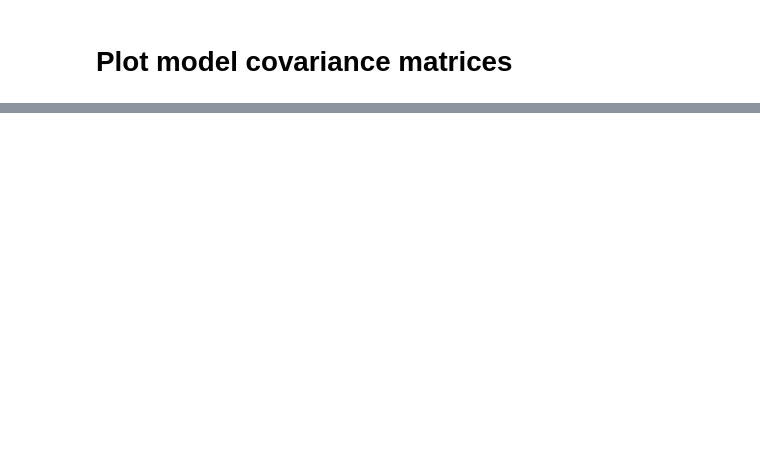
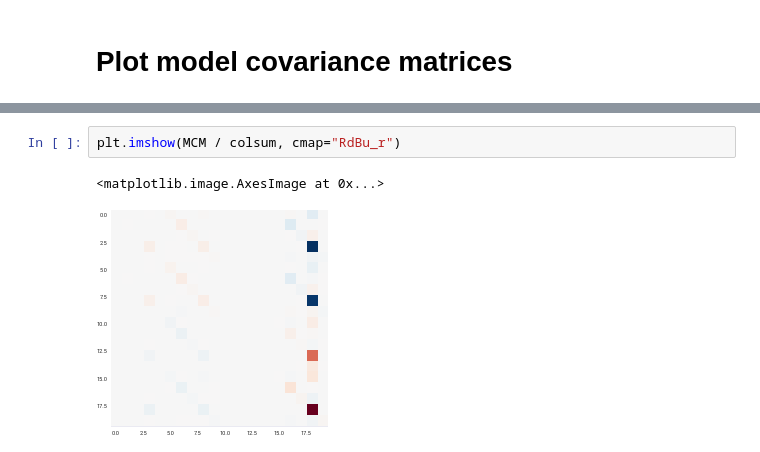
Before and after one commit to florian-wagner/four-phase-inversion, a Jupyter notebook: syn_cases/layered/8_plot_matrix.ipynb, the cells around one changed output, grey strips where cells are left out. Saved outputs shown, nothing was run; the diff lists cells and outputs as text; blank space fills up the shorter version.

```diff
--- a/syn_cases/layered/8_plot_matrix.ipynb
+++ b/syn_cases/layered/8_plot_matrix.ipynb
@@ -85,0 +107,5 @@ cbar.set_label(label="Model covariance", labelpad=-5, fontweight="semibold")
+# %%
+plt.imshow(MCM / colsum, cmap="RdBu_r")
+# %% [output]
+<matplotlib.image.AxesImage at 0x...>
+[figure, added]
```
Also changed, not shown: parts of 5 cells of this notebook, 3 other files.
